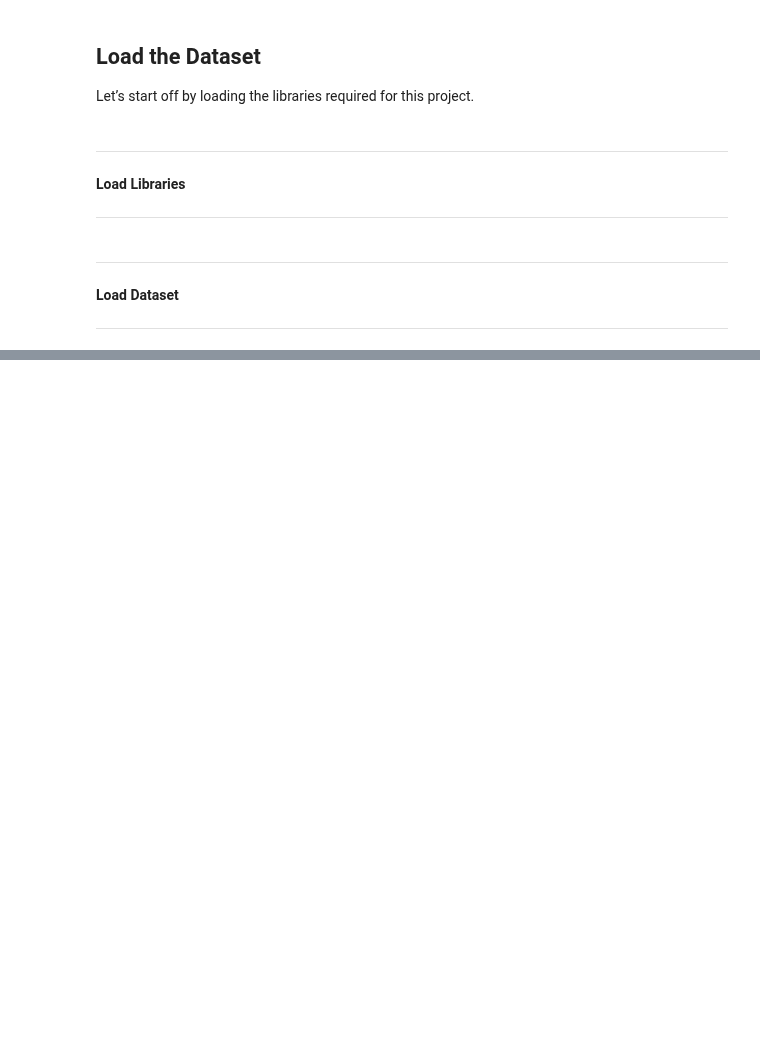
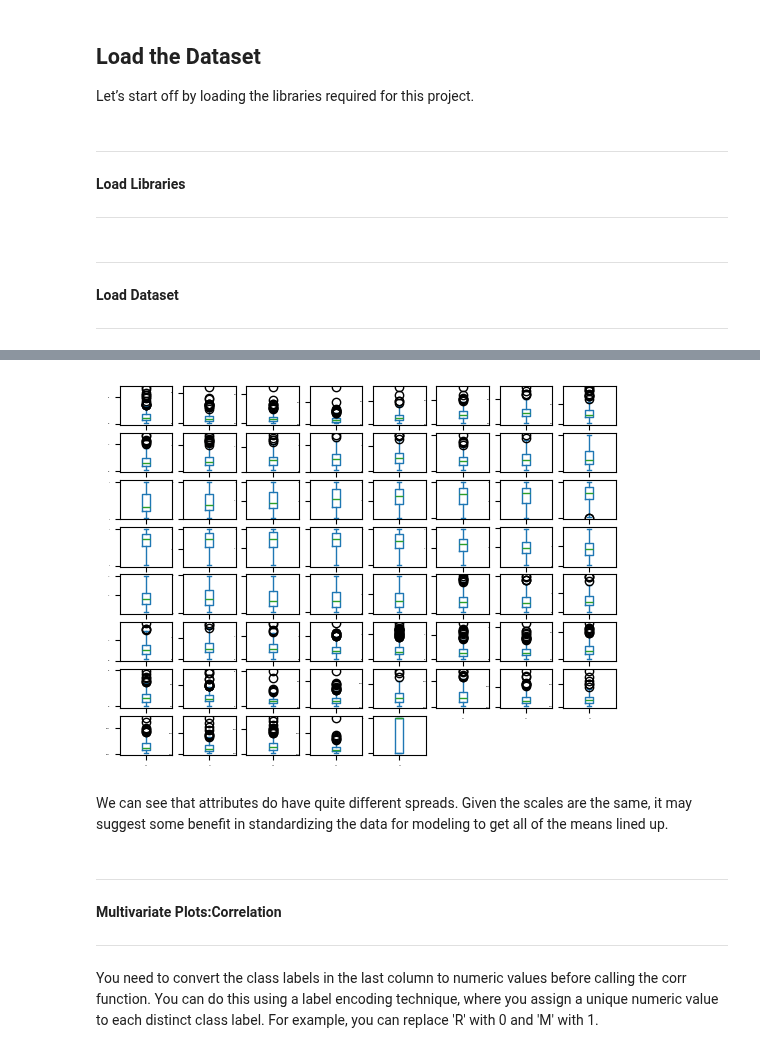
Before and after one commit to JuanZapa7a/AINavalEngineering, a Jupyter notebook: Prac_13_Binary_Classification_Machine_Learning_Case_Study_Project.ipynb, the cells around one changed output, grey strips where cells are left out. Saved outputs shown, nothing was run; the diff lists cells and outputs as text; code cells hidden in the pictures; blank space fills up the shorter version.

```diff
--- a/Prac_13_Binary_Classification_Machine_Learning_Case_Study_Project.ipynb
+++ b/Prac_13_Binary_Classification_Machine_Learning_Case_Study_Project.ipynb
@@ -67,0 +246,18 @@ Saving to: ‘/content/sample_data/sonar.all-data’
+# %%
+# box and whisker plots
+data.plot(kind='box', subplots=True, layout=(8,8), sharex=False, sharey=False,
+fontsize=1)
+pyplot.show()
+# %% [output]
+[figure, added]
+# %% [markdown]
+We can see that attributes do have quite different spreads. Given the scales are the same, it
+may suggest some benefit in standardizing the data for modeling to get all of the means lined
+up.
+# %% [markdown]
+---
+**Multivariate Plots:Correlation**
+
+---
+# %% [markdown]
+You need to convert the class labels in the last column to numeric values before calling the corr function. You can do this using a label encoding technique, where you assign a unique numeric value to each distinct class label. For example, you can replace 'R' with 0 and 'M' with 1.
```
Also changed, not shown: parts of 32 cells of this notebook.
